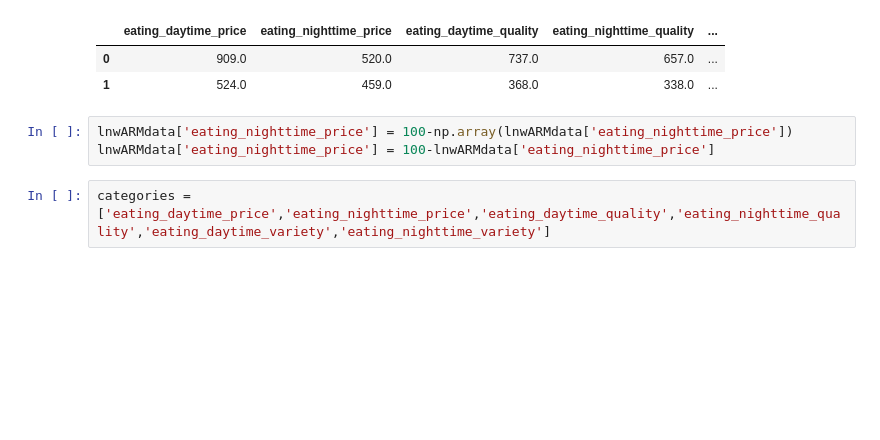
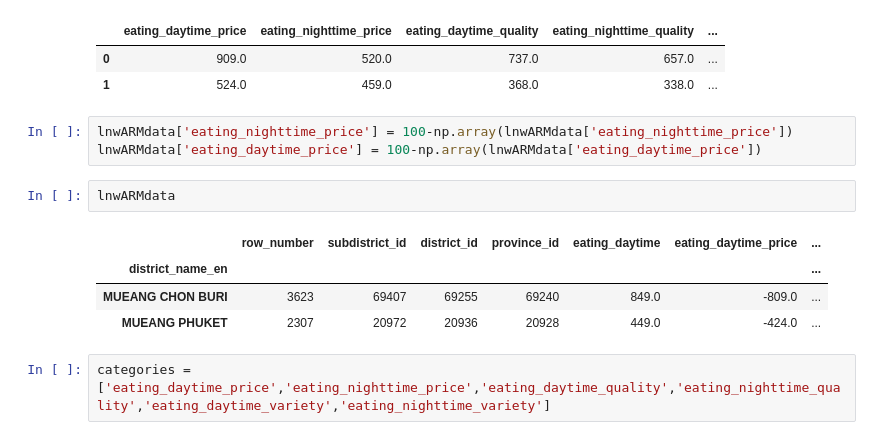
Before and after one commit to InwARMSelviAXE/BasicProg_DataViz65, a Jupyter notebook: DataViz04_Data_Comparison.ipynb, the cells around one changed output. Saved outputs shown, nothing was run; the diff lists cells and outputs as text; blank space fills up the shorter version.

```diff
--- a/DataViz04_Data_Comparison.ipynb
+++ b/DataViz04_Data_Comparison.ipynb
@@ -712,7 +712,14 @@ lnwARMdata.reset_index()[['eating_daytime_price','eating_nighttime_price','eatin
 | 1 | 524.0 | 459.0 | 368.0 | 338.0 | ... |
 # %%
 lnwARMdata['eating_nighttime_price'] = 100-np.array(lnwARMdata['eating_nighttime_price'])
-lnwARMdata['eating_nighttime_price'] = 100-lnwARMdata['eating_nighttime_price']
+lnwARMdata['eating_daytime_price'] = 100-np.array(lnwARMdata['eating_daytime_price'])
+# %%
+lnwARMdata
+# %% [output]
+|  | row_number | subdistrict_id | district_id | province_id | eating_daytime | eating_daytime_price | ... |
+| district_name_en |  |  |  |  |  |  | ... |
+| MUEANG CHON BURI | 3623 | 69407 | 69255 | 69240 | 849.0 | -809.0 | ... |
+| MUEANG PHUKET | 2307 | 20972 | 20936 | 20928 | 449.0 | -424.0 | ... |
 # %%
 categories = ['eating_daytime_price','eating_nighttime_price','eating_daytime_quality','eating_nighttime_quality','eating_daytime_variety','eating_nighttime_variety']
 # %%
```
